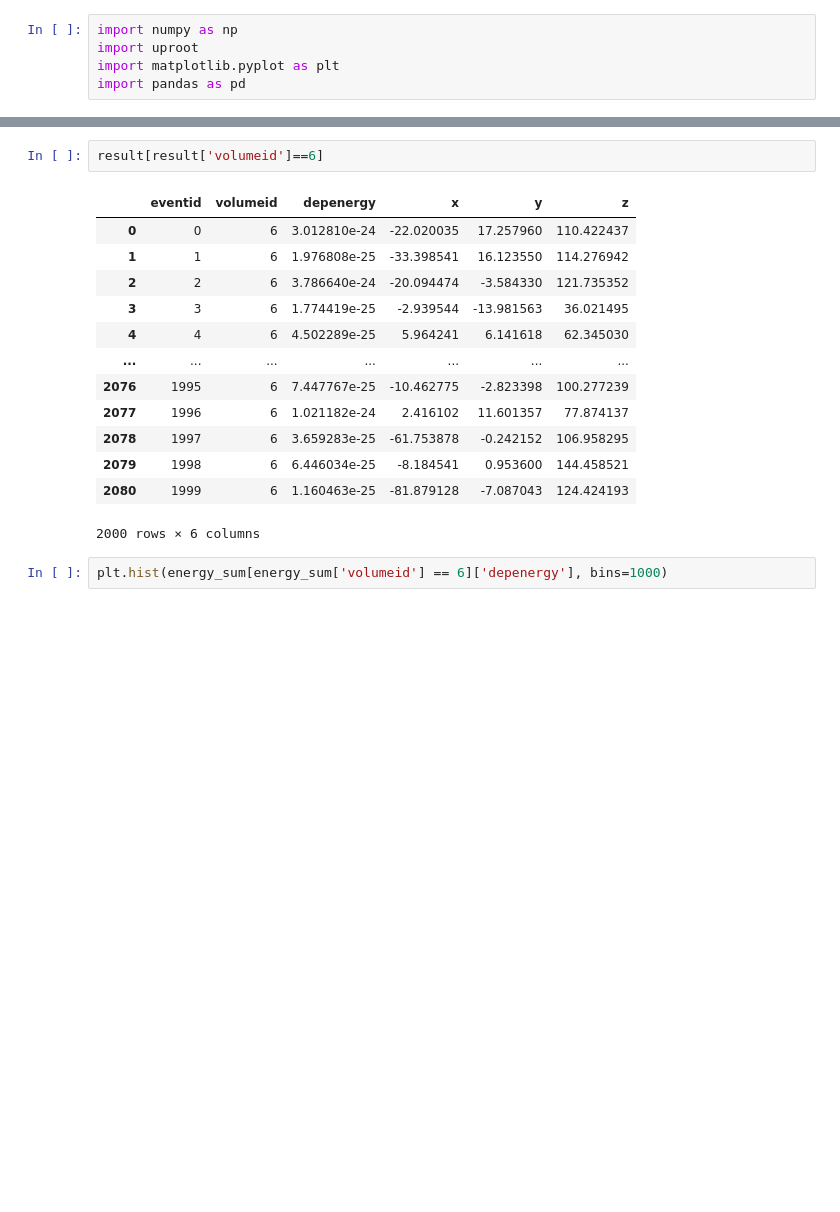
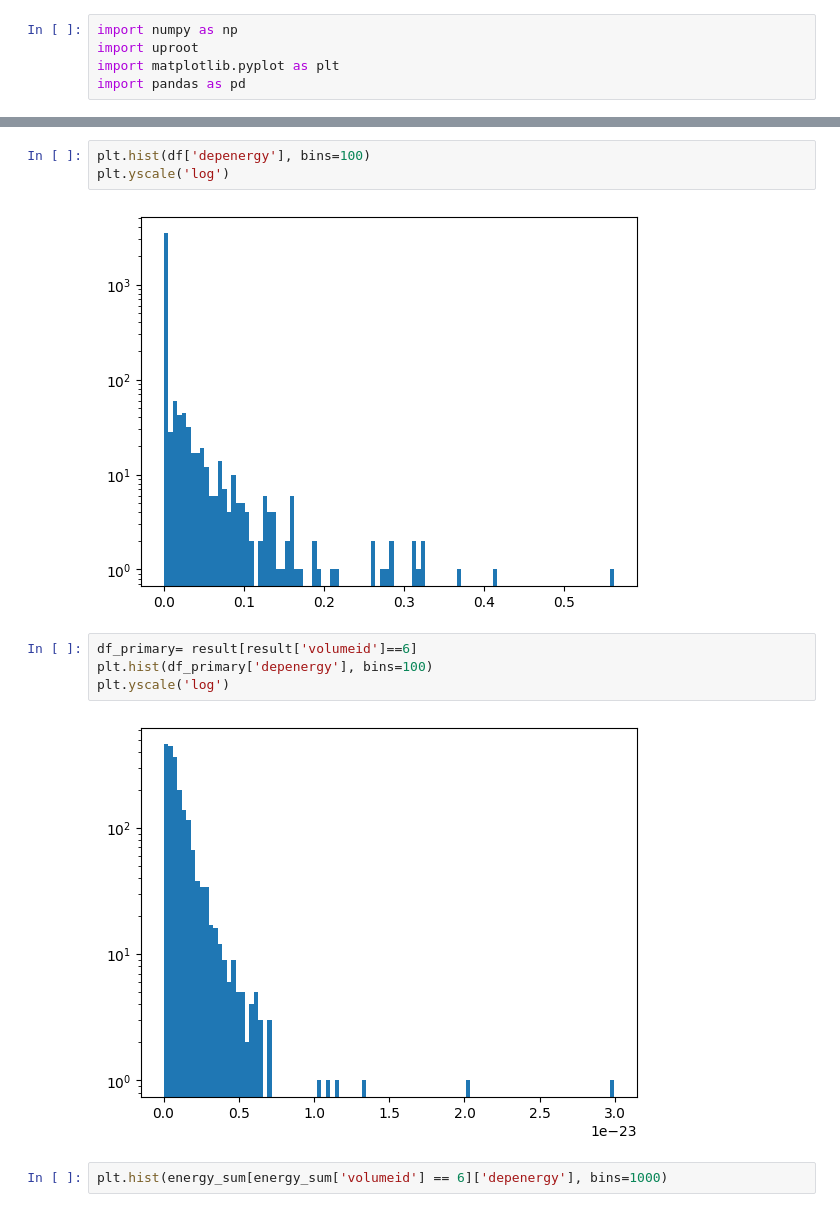
Before and after one commit to wisecg/BetaMonitor, a Jupyter notebook: scripts/check-output.ipynb, the cells around one changed output, grey strips where cells are left out. Saved outputs shown, nothing was run; the diff lists cells and outputs as text; blank space fills up the shorter version.

```diff
--- a/scripts/check-output.ipynb
+++ b/scripts/check-output.ipynb
@@ -26,19 +98,14 @@ result = pd.merge(energy_sum, xyz_df, on=['eventid', 'volumeid'])
+# %%
+plt.hist(df['depenergy'], bins=100)
+plt.yscale('log')
+# %% [output]
+[figure, added]
 # %%
-result[result['volumeid']==6]
+df_primary= result[result['volumeid']==6]
+plt.hist(df_primary['depenergy'], bins=100)
+plt.yscale('log')
 # %% [output]
-|  | eventid | volumeid | depenergy | x | y | z |
-| 0 | 0 | 6 | 3.012810e-24 | -22.020035 | 17.257960 | 110.422437 |
-| 1 | 1 | 6 | 1.976808e-25 | -33.398541 | 16.123550 | 114.276942 |
-| 2 | 2 | 6 | 3.786640e-24 | -20.094474 | -3.584330 | 121.735352 |
-| 3 | 3 | 6 | 1.774419e-25 | -2.939544 | -13.981563 | 36.021495 |
-| 4 | 4 | 6 | 4.502289e-25 | 5.964241 | 6.141618 | 62.345030 |
-| ... | ... | ... | ... | ... | ... | ... |
-| 2076 | 1995 | 6 | 7.447767e-25 | -10.462775 | -2.823398 | 100.277239 |
-| 2077 | 1996 | 6 | 1.021182e-24 | 2.416102 | 11.601357 | 77.874137 |
-| 2078 | 1997 | 6 | 3.659283e-25 | -61.753878 | -0.242152 | 106.958295 |
-| 2079 | 1998 | 6 | 6.446034e-25 | -8.184541 | 0.953600 | 144.458521 |
-| 2080 | 1999 | 6 | 1.160463e-25 | -81.879128 | -7.087043 | 124.424193 |
-2000 rows × 6 columns
+[figure, added]
 # %%
 plt.hist(energy_sum[energy_sum['volumeid'] == 6]['depenergy'], bins=1000)
 # %% [output]
```
Also changed, not shown: parts of 7 cells of this notebook, 4 other files.
